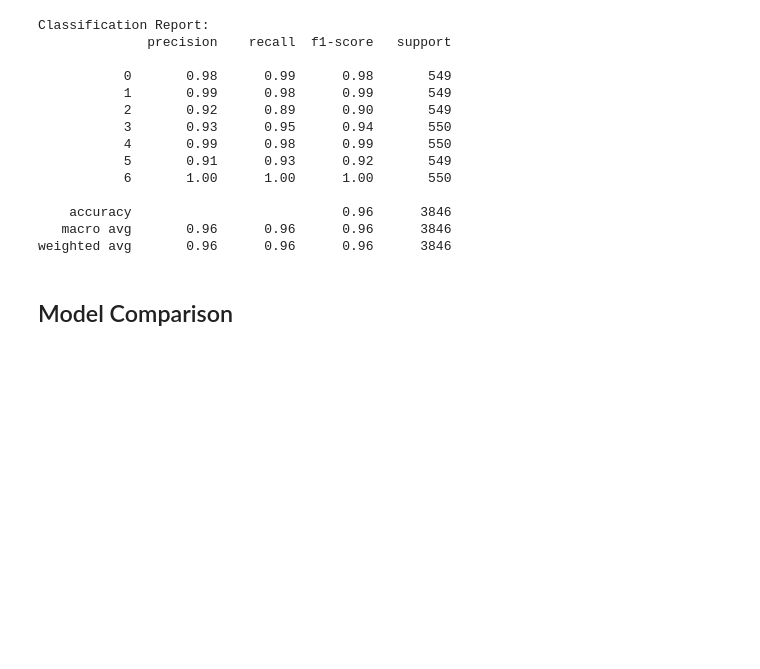
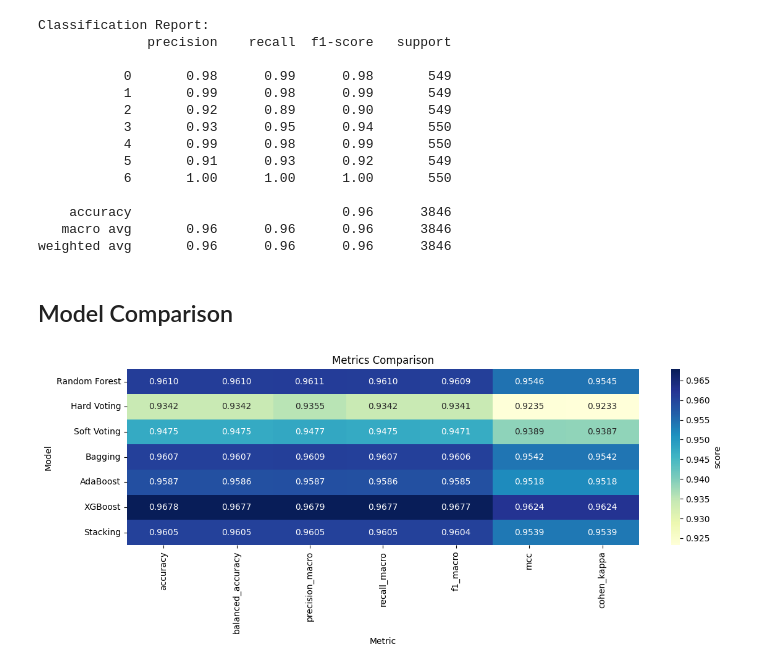
Before and after one commit to ineguiluz1/Forest-Covertype-Prediction-AML, a Jupyter notebook: notebooks/06_model_testing.ipynb, the cells around one changed output. Saved outputs shown, nothing was run; the diff lists cells and outputs as text; code cells hidden in the pictures; blank space fills up the shorter version.

```diff
--- a/notebooks/06_model_testing.ipynb
+++ b/notebooks/06_model_testing.ipynb
@@ -510,3 +511,29 @@ for model_name, file_path in metrics_files.items():
 
 metrics_df = pd.DataFrame(rows)
 metrics_df.index.name = "model"
+# %%
+metrics_focus = [
+    "accuracy",
+    "balanced_accuracy",
+    "precision_macro",
+    "recall_macro",
+    "f1_macro",
+    "mcc",
+    "cohen_kappa",
+]
+# %%
+plt.figure(figsize=(12, 5))
+sns.heatmap(
+    metrics_df[metrics_focus],
+    annot=True,
+    fmt=".4f",
+    cmap="YlGnBu",
+    cbar_kws={"label": "score"}
+)
+plt.title("Metrics Comparison")
+plt.xlabel("Metric")
+plt.ylabel("Model")
+plt.tight_layout()
+plt.show()
+# %% [output]
+[figure, added]
```
Also changed, not shown: parts of 9 cells of this notebook, 8 other files.
